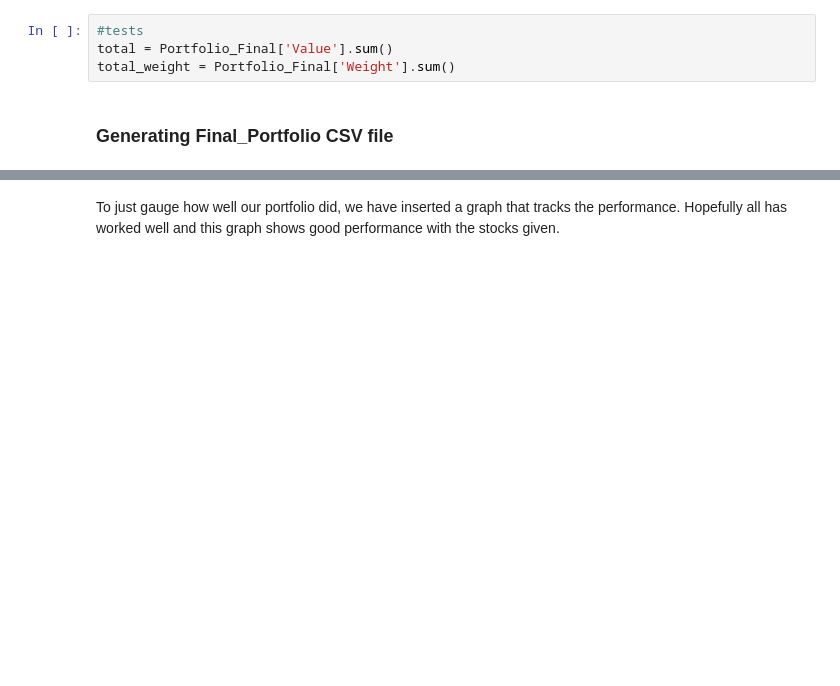
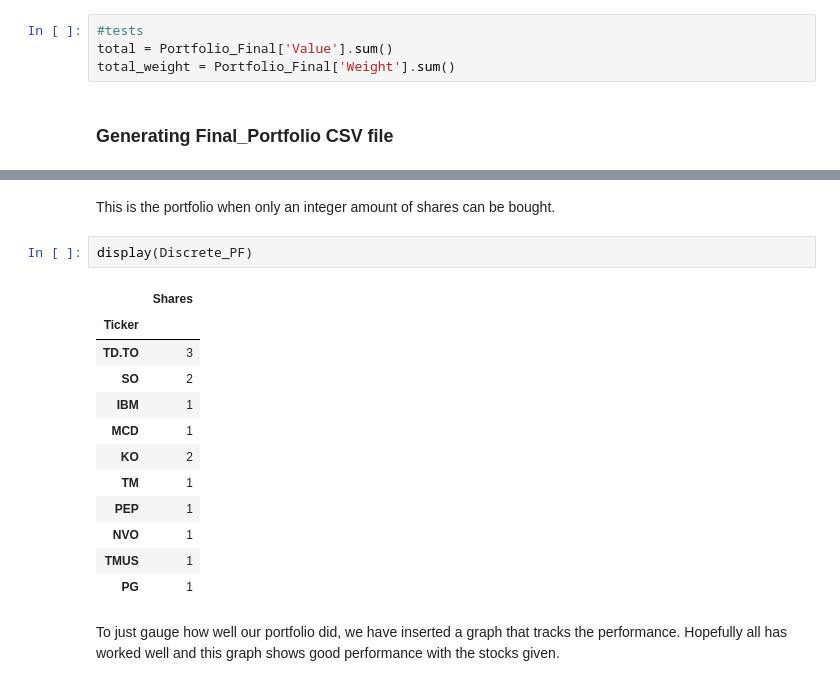
Before and after one commit to JasonLi14/Portfolio-Analyzer, a Jupyter notebook: Portfolio_Analyst.ipynb, the cells around one changed output, grey strips where cells are left out. Saved outputs shown, nothing was run; the diff lists cells and outputs as text; blank space fills up the shorter version.

Commit message:
Add discrete portfolio option

```diff
--- a/Portfolio_Analyst.ipynb
+++ b/Portfolio_Analyst.ipynb
@@ -1178,3 +1088,20 @@ Total Portfolio Weight: 1.0000000000000004
+# %% [markdown]
+This is the portfolio when only an integer amount of shares can be bought.
+# %%
+display(Discrete_PF)
+# %% [output]
+|  | Shares |
+| Ticker |  |
+| TD.TO | 3 |
+| SO | 2 |
+| IBM | 1 |
+| MCD | 1 |
+| KO | 2 |
+| TM | 1 |
+| PEP | 1 |
+| NVO | 1 |
+| TMUS | 1 |
+| PG | 1 |
 # %% [markdown]
 To just gauge how well our portfolio did, we have inserted a graph that tracks the performance. Hopefully all has worked well and this graph shows good performance with the stocks given.
 # %%
```
Also changed, not shown: parts of 11 cells of this notebook, 1 other file.
